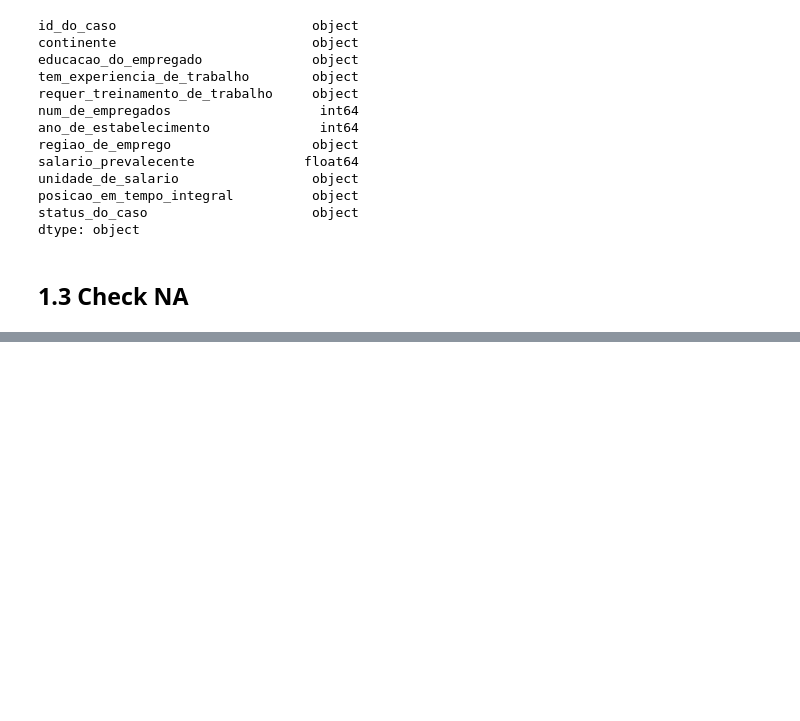
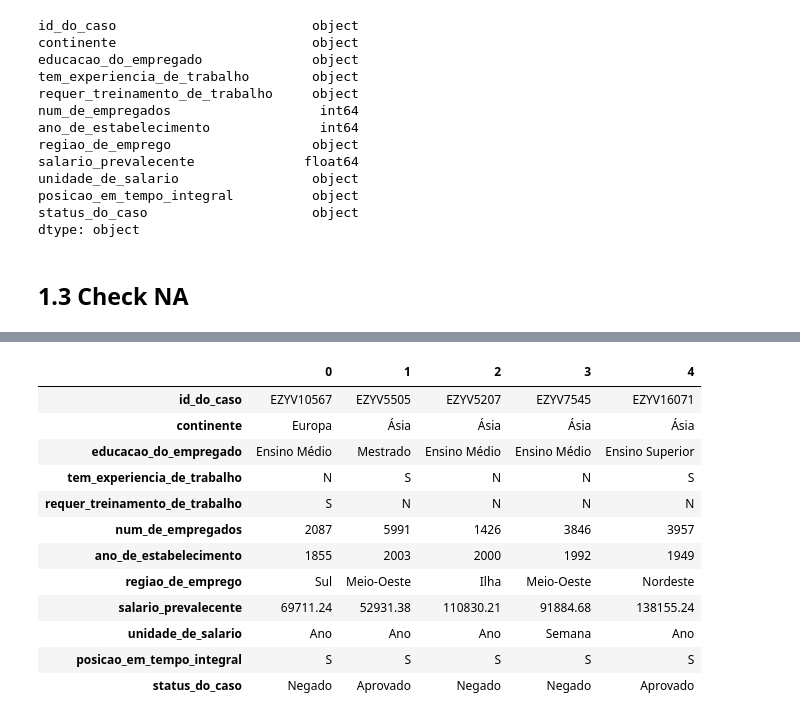
Before and after one commit to leoalvessantana/ML-Olympiad-Vistos-Classification, a Jupyter notebook: vistos_classification.ipynb, the cells around one changed output, grey strips where cells are left out. Drawn from its saved outputs; the diff is of its cells as text; code cells hidden in the pictures; blank space fills up the shorter version.

```diff
--- a/vistos_classification.ipynb
+++ b/vistos_classification.ipynb
@@ -80,0 +145,18 @@ dtype: object
+# %%
+df2 = df1.copy()
+# %%
+df2.head().T
+# %% [output]
+|  | 0 | 1 | 2 | 3 | 4 |
+| id_do_caso | EZYV10567 | EZYV5505 | EZYV5207 | EZYV7545 | EZYV16071 |
+| continente | Europa | Ásia | Ásia | Ásia | Ásia |
+| educacao_do_empregado | Ensino Médio | Mestrado | Ensino Médio | Ensino Médio | Ensino Superior |
+| tem_experiencia_de_trabalho | N | S | N | N | S |
+| requer_treinamento_de_trabalho | S | N | N | N | N |
+| num_de_empregados | 2087 | 5991 | 1426 | 3846 | 3957 |
+| ano_de_estabelecimento | 1855 | 2003 | 2000 | 1992 | 1949 |
+| regiao_de_emprego | Sul | Meio-Oeste | Ilha | Meio-Oeste | Nordeste |
+| salario_prevalecente | 69711.24 | 52931.38 | 110830.21 | 91884.68 | 138155.24 |
+| unidade_de_salario | Ano | Ano | Ano | Semana | Ano |
+| posicao_em_tempo_integral | S | S | S | S | S |
+| status_do_caso | Negado | Aprovado | Negado | Negado | Aprovado |
```
Also changed, not shown: parts of 19 cells of this notebook, 1 other file.
